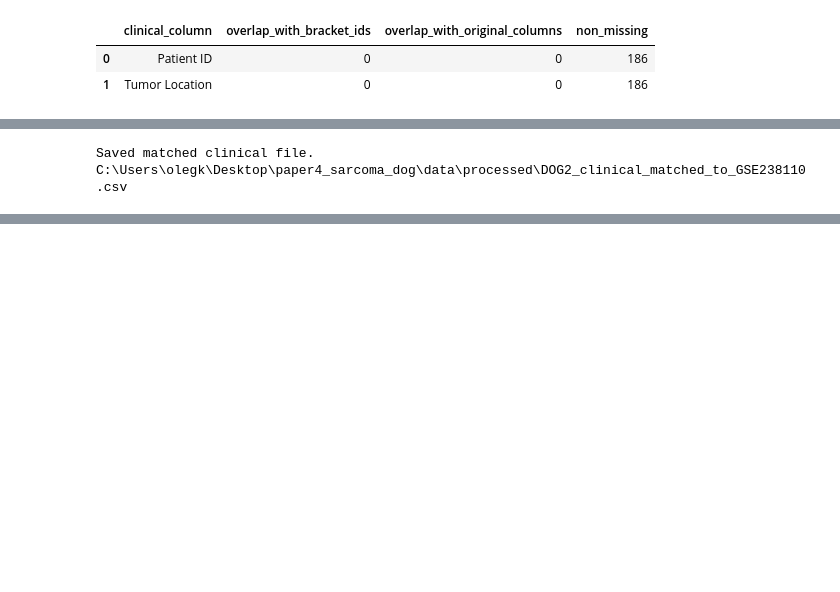
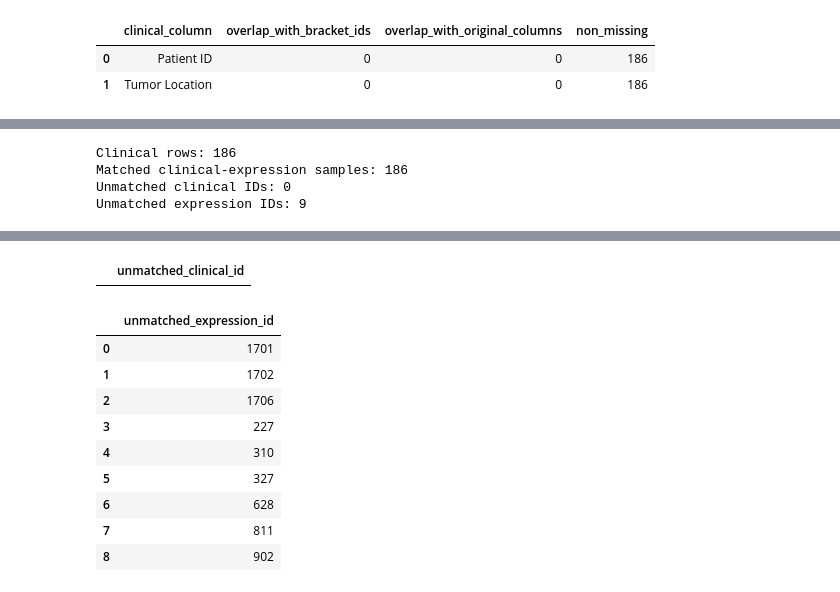
Before and after one commit to Helen2813/paper4_sarcoma_dog, a Jupyter notebook: notebooks/02_dog2_clinical_match.ipynb, the cells around one changed output, grey strips where cells are left out. Cells and saved outputs as stored; diff of their text form; code cells hidden in the pictures; blank space fills up the shorter version.

```diff
--- a/notebooks/02_dog2_clinical_match.ipynb
+++ b/notebooks/02_dog2_clinical_match.ipynb
@@ -222,29 +252,33 @@ Set endpoint column variables after reviewing the columns above.
-# %%
-clinical_export = matched_clinical.copy()
-
-if OS_TIME_COL is not None:
-    clinical_export["os_time"] = pd.to_numeric(clinical_export[OS_TIME_COL], errors="coerce")
-if OS_EVENT_COL is not None:
-    s = clinical_export[OS_EVENT_COL].astype(str).str.lower()
-    clinical_export["os_event"] = np.where(s.str.contains("dead|deceased|event|yes|1|true"), 1,
-                                  np.where(s.str.contains("alive|censor|no|0|false"), 0, np.nan))
-
-if DFI_TIME_COL is not None:
-    clinical_export["dfi_time"] = pd.to_numeric(clinical_export[DFI_TIME_COL], errors="coerce")
-if DFI_EVENT_COL is not None:
-    s = clinical_export[DFI_EVENT_COL].astype(str).str.lower()
-    clinical_export["dfi_event"] = np.where(s.str.contains("event|progress|relapse|metast|yes|1|true"), 1,
-                                   np.where(s.str.contains("censor|no|0|false"), 0, np.nan))
-
-if METASTASIS_COL is not None:
-    s = clinical_export[METASTASIS_COL].astype(str).str.lower()
-    clinical_export["metastasis_event"] = np.where(s.str.contains("yes|metast|event|1|true"), 1,
-                                          np.where(s.str.contains("no|0|false"), 0, np.nan))
-
-clinical_export.to_csv(PROCESSED_DIR / "DOG2_clinical_matched_to_GSE238110.csv", index=False)
-
-print("Saved matched clinical file.")
-print(PROCESSED_DIR / "DOG2_clinical_matched_to_GSE238110.csv")
-# %% [output]
-Saved matched clinical file.
-C:\Users\olegk\Desktop\paper4_sarcoma_dog\data\processed\DOG2_clinical_matched_to_GSE238110.csv
+# %%
+sample_one_per_patient = (
+    sample_map
+    .dropna(subset=["patient_id_clean"])
+    .sort_values(["patient_id_clean", "sample_priority", "original_sample_column"])
+    .drop_duplicates("patient_id_clean", keep="first")
+)
+
+matched_clinical = clinical.merge(
+    sample_one_per_patient[
+        ["patient_id_clean", "original_sample_column", "sample_id_bracket", "sample_type"]
+    ],
+    on="patient_id_clean",
+    how="inner"
+)
+
+print("Clinical rows:", clinical.shape[0])
+print("Matched clinical-expression samples:", matched_clinical.shape[0])
+
+unmatched_clinical = sorted(set(clinical["patient_id_clean"].dropna()) - set(sample_one_per_patient["patient_id_clean"].dropna()))
+unmatched_expression = sorted(set(sample_one_per_patient["patient_id_clean"].dropna()) - set(clinical["patient_id_clean"].dropna()))
+
+print("Unmatched clinical IDs:", len(unmatched_clinical))
+print("Unmatched expression IDs:", len(unmatched_expression))
+
+display(matched_clinical.head())
+display(pd.DataFrame({"unmatched_clinical_id": unmatched_clinical[:30]}))
+display(pd.DataFrame({"unmatched_expression_id": unmatched_expression[:30]}))
+# %% [output]
+Clinical rows: 186
+Matched clinical-expression samples: 186
+Unmatched clinical IDs: 0
+Unmatched expression IDs: 9
@@ -250,0 +291,11 @@ C:\Users\olegk\Desktop\paper4_sarcoma_dog\data\processed\DOG2_clinical_matched_t
+|  | unmatched_clinical_id |
+|  | unmatched_expression_id |
+| 0 | 1701 |
+| 1 | 1702 |
+| 2 | 1706 |
+| 3 | 227 |
+| 4 | 310 |
+| 5 | 327 |
+| 6 | 628 |
+| 7 | 811 |
+| 8 | 902 |
```
Also changed, not shown: parts of 5 cells of this notebook, 1 other file.
